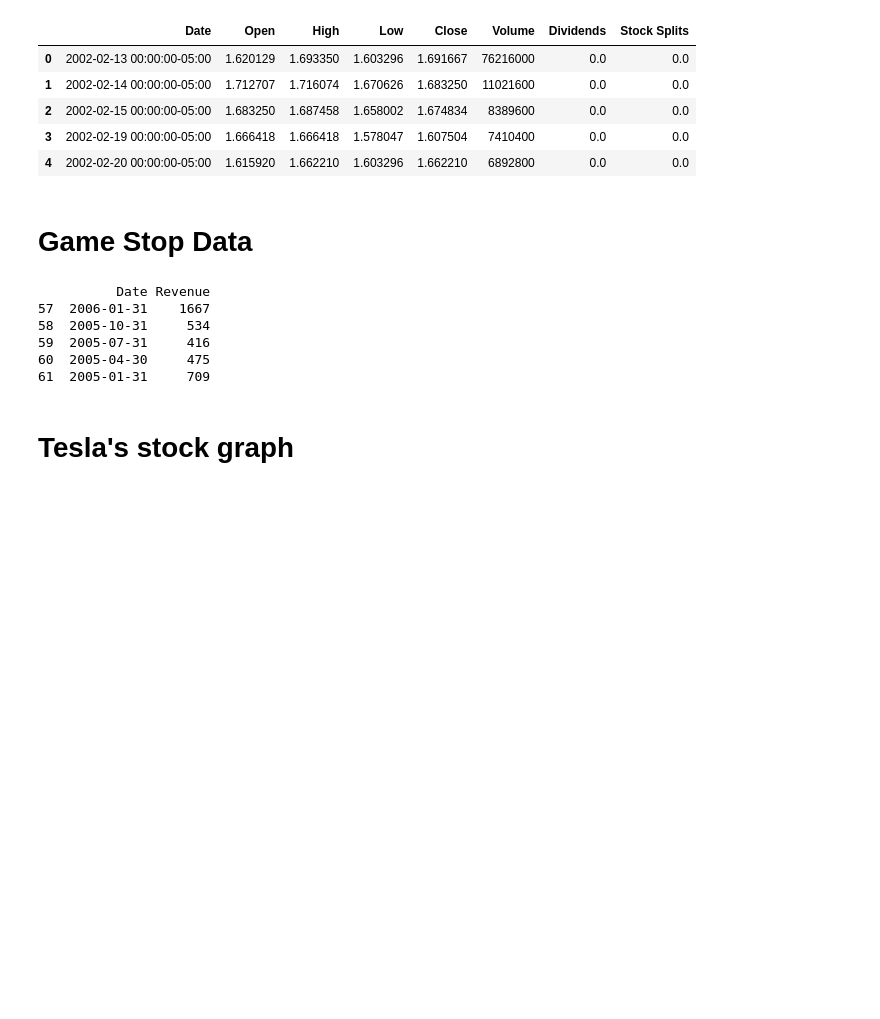
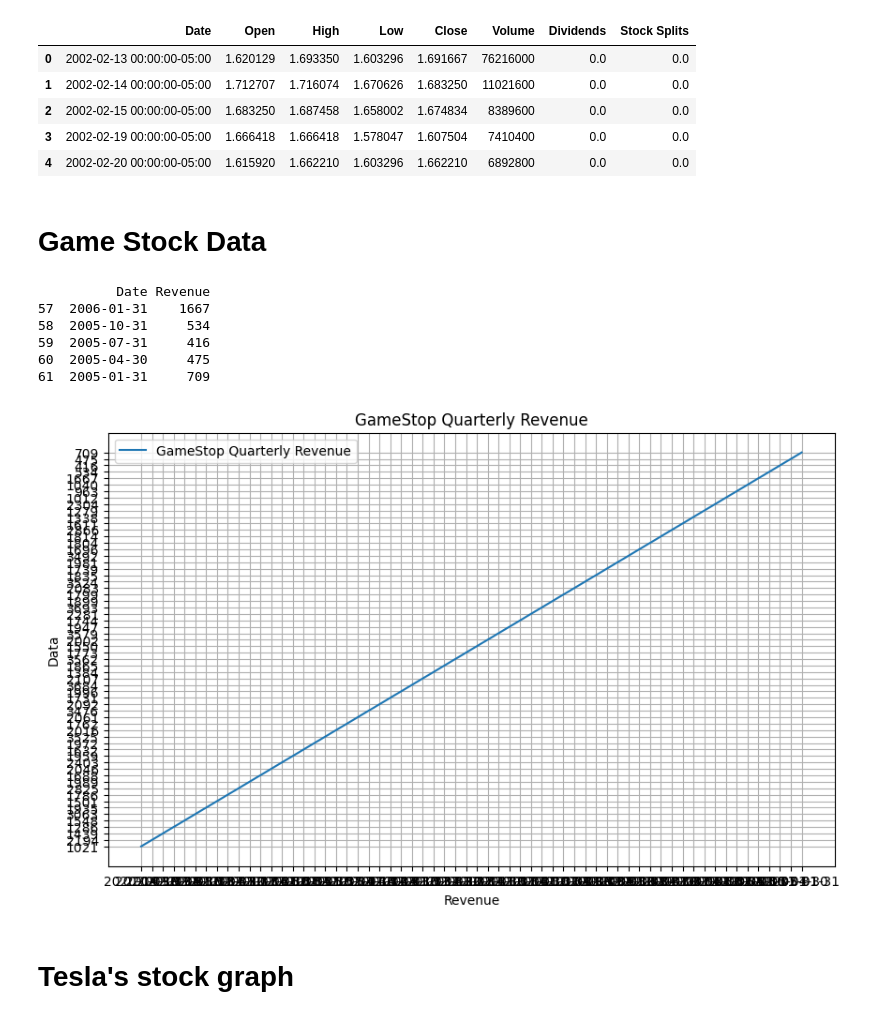
Before and after one commit to Hasan082/FinanceData, a Jupyter notebook: Tesla.ipynb, the cells around one changed output. Cells and saved outputs as stored; diff of their text form; code cells hidden in the pictures; blank space fills up the shorter version.

Commit message:
Modify plot

```diff
--- a/Tesla.ipynb
+++ b/Tesla.ipynb
@@ -86,7 +86,7 @@ gme_data.head()
 | 3 | 2002-02-19 00:00:00-05:00 | 1.666418 | 1.666418 | 1.578047 | 1.607504 | 7410400 | 0.0 | 0.0 |
 | 4 | 2002-02-20 00:00:00-05:00 | 1.615920 | 1.662210 | 1.603296 | 1.662210 | 6892800 | 0.0 | 0.0 |
 # %% [markdown]
-# Game Stop Data
+# Game Stock Data
 # %%
 import requests
 import pandas as pd
@@ -121,6 +121,18 @@ print(gme_revenue.tail())
 59  2005-07-31     416
 60  2005-04-30     475
 61  2005-01-31     709
+# %%
+import matplotlib.pyplot as plt1
+plt1.figure(figsize=(10, 6))
+plt1.plot(gme_revenue['Date'], gme_revenue['Revenue'], label='GameStop Quarterly Revenue')
+plt1.title("GameStop Quarterly Revenue")
+plt1.xlabel('Revenue')
+plt1.ylabel('Data')
+plt1.grid(True)
+plt1.legend()
+plt1.show()
+# %% [output]
+[figure, added]
 # %% [markdown]
 # Tesla's stock graph
 # %%
```
